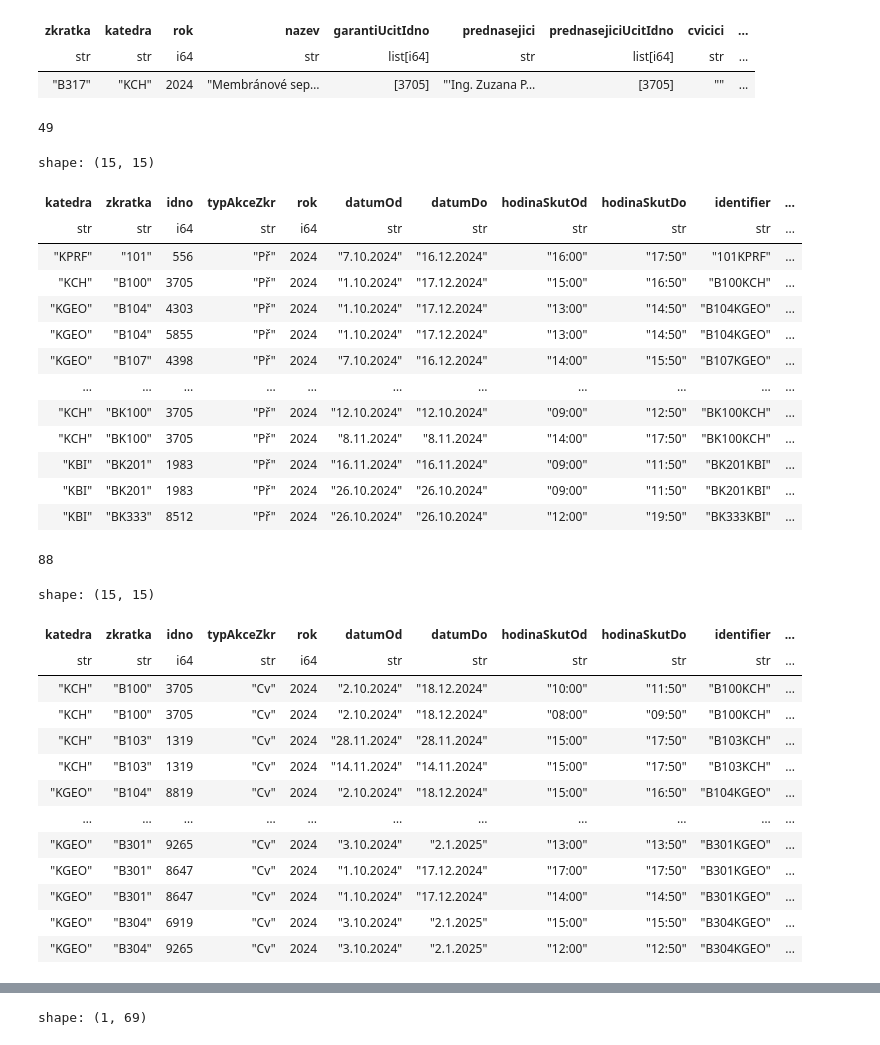
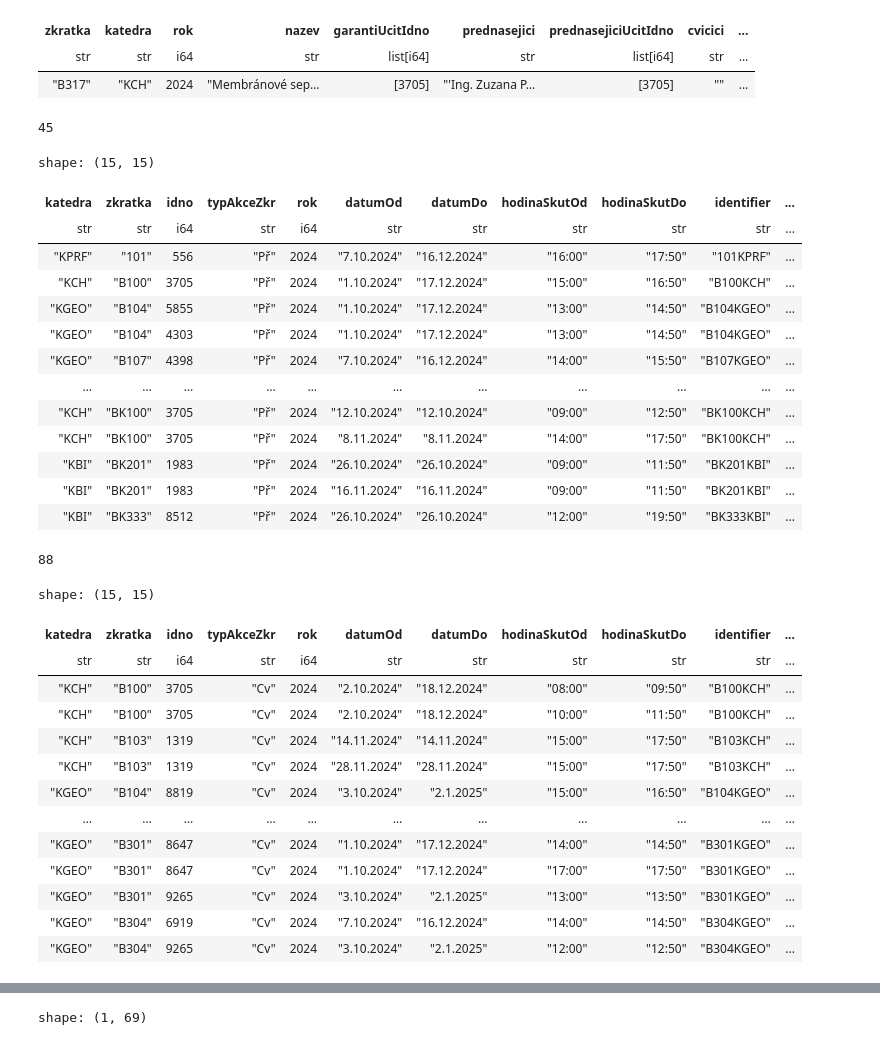
Before and after one commit to MFVS/kontrola-rozvrhu-extended, a Jupyter notebook: stag_bombator1.1.b1.ipynb, the cells around one changed output, grey strips where cells are left out. Saved outputs shown, nothing was run; the diff lists cells and outputs as text; code cells hidden in the pictures.

```diff
--- a/stag_bombator1.1.b1.ipynb
+++ b/stag_bombator1.1.b1.ipynb
@@ -91,7 +92,7 @@ import xlsx_generator as tablegen
 names = tablegen.pull_data(
     search_type="Fakulta",
     search_target="PRF",
-    ticket_over="56ac36a08e6d8d1fd3aa7579b23064c3402f963e3b7d3fd1fb2a03197a555050",
+    ticket_over="0e15b29a9645418d3f5e81442c4139bbb9dfe28fb8e64b2206b9dab3e758ccea",
 )
 print(names.keys())
 
@@ -248,7 +250,8 @@ if predmety_s_akci.dtypes[predmety_s_akci.get_column_index("garantiUcitIdno")] =
             ["garantiUcitIdno", "garanti","katedra", "zkratka", "identifier", "pocet garantu"]
         ).filter(pl.col("pocet garantu") > 1)
     #vice_garantu.write_excel("results_xlsx/vice_garantu.xlsx")
-    prep_csv(vice_garantu).write_csv("results_csv/vice_garantu"+name_mod+".csv")
+    prep_csv(vice_garantu).write_csv("results_csv/vice_garantu"+name_mod+".csv", separator=";")
+    uac.convert("results_csv/vice_garantu"+name_mod+".csv")
     vice_garantu.head(10)
     bez_problemu = bez_problemu.join(vice_garantu,"identifier" ,"anti")
 # %% [output]
@@ -519,7 +528,8 @@ prednasky_bez_prednasejicich = joined_prednasky.filter(pl.col("idno").is_in(pred
 
 prednasky_bez_prednasejicich = prednasky_bez_prednasejicich.join(ciselnik_ucitelu, "idno", "left").with_columns(prednasejici.cast(pl.List(pl.Utf8)).list.join(", ")).sort("zkratka")
 
-prednasky_bez_prednasejicich.write_csv("results_csv/prednasky_bez_prednasejicich"+name_mod+".csv")
+prednasky_bez_prednasejicich.write_csv("results_csv/prednasky_bez_prednasejicich"+name_mod+".csv", separator=";")
+uac.convert("results_csv/prednasky_bez_prednasejicich"+name_mod+".csv")
 prednasky_bez_prednasejicich.write_excel("results_xlsx/prednasky_bez_prednasejicich.xlsx")
 
 bez_problemu = bez_problemu.join(prednasky_bez_prednasejicich,"identifier" ,"anti")
@@ -527,20 +537,20 @@ bez_problemu = bez_problemu.join(prednasky_bez_prednasejicich,"identifier" ,"ant
 print(prednasky_bez_prednasejicich.__len__())
 prednasky_bez_prednasejicich.head(15)
 # %% [output]
-49
+45
 shape: (15, 15)
 | katedra | zkratka | idno | typAkceZkr | rok | datumOd | datumDo | hodinaSkutOd | hodinaSkutDo | identifier | ... |
 | str | str | i64 | str | i64 | str | str | str | str | str | ... |
 | "KPRF" | "101" | 556 | "Př" | 2024 | "7.10.2024" | "16.12.2024" | "16:00" | "17:50" | "101KPRF" | ... |
 | "KCH" | "B100" | 3705 | "Př" | 2024 | "1.10.2024" | "17.12.2024" | "15:00" | "16:50" | "B100KCH" | ... |
+| "KGEO" | "B104" | 5855 | "Př" | 2024 | "1.10.2024" | "17.12.2024" | "13:00" | "14:50" | "B104KGEO" | ... |
 | "KGEO" | "B104" | 4303 | "Př" | 2024 | "1.10.2024" | "17.12.2024" | "13:00" | "14:50" | "B104KGEO" | ... |
-| "KGEO" | "B104" | 5855 | "Př" | 2024 | "1.10.2024" | "17.12.2024" | "13:00" | "14:50" | "B104KGEO" | ... |
 | "KGEO" | "B107" | 4398 | "Př" | 2024 | "7.10.2024" | "16.12.2024" | "14:00" | "15:50" | "B107KGEO" | ... |
 | … | … | … | … | … | … | … | … | … | … | ... |
 | "KCH" | "BK100" | 3705 | "Př" | 2024 | "12.10.2024" | "12.10.2024" | "09:00" | "12:50" | "BK100KCH" | ... |
 | "KCH" | "BK100" | 3705 | "Př" | 2024 | "8.11.2024" | "8.11.2024" | "14:00" | "17:50" | "BK100KCH" | ... |
+| "KBI" | "BK201" | 1983 | "Př" | 2024 | "26.10.2024" | "26.10.2024" | "09:00" | "11:50" | "BK201KBI" | ... |
 | "KBI" | "BK201" | 1983 | "Př" | 2024 | "16.11.2024" | "16.11.2024" | "09:00" | "11:50" | "BK201KBI" | ... |
-| "KBI" | "BK201" | 1983 | "Př" | 2024 | "26.10.2024" | "26.10.2024" | "09:00" | "11:50" | "BK201KBI" | ... |
 | "KBI" | "BK333" | 8512 | "Př" | 2024 | "26.10.2024" | "26.10.2024" | "12:00" | "19:50" | "BK333KBI" | ... |
 # %%
 # cvičící nemá cvičení:
@@ -561,34 +572,35 @@ bez_problemu = bez_problemu.join(cvicici_bez_cviceni,"identifier" ,"anti")
 # %%
 #WEIRD STUFF: KGEO/0165 má napsaná cvičení (jak v rozvrhu tak předmětu) ale nemá napsanýho žádnýho učitele (fakt ani garanta, ani jednoho přednášejícího/cvičícího/etc.), tf?
 
 male_cviceni = maly_rozvrh.filter(pl.col("typAkceZkr") == "Cv")
 joined_cviceni = male_cviceni.join(male_predmety.select("zkratka", "katedra", "nazev", "cvicici", "cviciciUcitIdno"), "zkratka", "left").unique()
 cviceni_bez_cvicich = joined_cviceni.filter(pl.col("idno").is_in(cvicici).not_() & ((pl.col("katedra") == pl.col("katedra_right")) | pl.col("katedra_right").is_null()))
 
 cviceni_bez_cvicich = cviceni_bez_cvicich.join(ciselnik_ucitelu, "idno", "left").with_columns(cvicici.cast(pl.List(pl.Utf8)).list.join(", ")).sort("zkratka")
 
-cviceni_bez_cvicich.write_csv("results_csv/cviceni_bez_cvicich"+name_mod+".csv")
+cviceni_bez_cvicich.write_csv("results_csv/cviceni_bez_cvicich"+name_mod+".csv", separator=";")
+uac.convert("results_csv/cviceni_bez_cvicich"+name_mod+".csv")
 cviceni_bez_cvicich.write_excel("results_xlsx/cviceni_bez_cvicich.xlsx")
 
 bez_problemu = bez_problemu.join(cviceni_bez_cvicich,"identifier" ,"anti")
 
 print(cviceni_bez_cvicich.__len__())
 cviceni_bez_cvicich.head(15)
 # %% [output]
 88
 shape: (15, 15)
 | katedra | zkratka | idno | typAkceZkr | rok | datumOd | datumDo | hodinaSkutOd | hodinaSkutDo | identifier | ... |
 | str | str | i64 | str | i64 | str | str | str | str | str | ... |
+| "KCH" | "B100" | 3705 | "Cv" | 2024 | "2.10.2024" | "18.12.2024" | "08:00" | "09:50" | "B100KCH" | ... |
 | "KCH" | "B100" | 3705 | "Cv" | 2024 | "2.10.2024" | "18.12.2024" | "10:00" | "11:50" | "B100KCH" | ... |
-| "KCH" | "B100" | 3705 | "Cv" | 2024 | "2.10.2024" | "18.12.2024" | "08:00" | "09:50" | "B100KCH" | ... |
+| "KCH" | "B103" | 1319 | "Cv" | 2024 | "14.11.2024" | "14.11.2024" | "15:00" | "17:50" | "B103KCH" | ... |
 | "KCH" | "B103" | 1319 | "Cv" | 2024 | "28.11.2024" | "28.11.2024" | "15:00" | "17:50" | "B103KCH" | ... |
-| "KCH" | "B103" | 1319 | "Cv" | 2024 | "14.11.2024" | "14.11.2024" | "15:00" | "17:50" | "B103KCH" | ... |
-| "KGEO" | "B104" | 8819 | "Cv" | 2024 | "2.10.2024" | "18.12.2024" | "15:00" | "16:50" | "B104KGEO" | ... |
+| "KGEO" | "B104" | 8819 | "Cv" | 2024 | "3.10.2024" | "2.1.2025" | "15:00" | "16:50" | "B104KGEO" | ... |
 | … | … | … | … | … | … | … | … | … | … | ... |
+| "KGEO" | "B301" | 8647 | "Cv" | 2024 | "1.10.2024" | "17.12.2024" | "14:00" | "14:50" | "B301KGEO" | ... |
+| "KGEO" | "B301" | 8647 | "Cv" | 2024 | "1.10.2024" | "17.12.2024" | "17:00" | "17:50" | "B301KGEO" | ... |
 | "KGEO" | "B301" | 9265 | "Cv" | 2024 | "3.10.2024" | "2.1.2025" | "13:00" | "13:50" | "B301KGEO" | ... |
-| "KGEO" | "B301" | 8647 | "Cv" | 2024 | "1.10.2024" | "17.12.2024" | "17:00" | "17:50" | "B301KGEO" | ... |
-| "KGEO" | "B301" | 8647 | "Cv" | 2024 | "1.10.2024" | "17.12.2024" | "14:00" | "14:50" | "B301KGEO" | ... |
-| "KGEO" | "B304" | 6919 | "Cv" | 2024 | "3.10.2024" | "2.1.2025" | "15:00" | "15:50" | "B304KGEO" | ... |
+| "KGEO" | "B304" | 6919 | "Cv" | 2024 | "7.10.2024" | "16.12.2024" | "14:00" | "14:50" | "B304KGEO" | ... |
 | "KGEO" | "B304" | 9265 | "Cv" | 2024 | "3.10.2024" | "2.1.2025" | "12:00" | "12:50" | "B304KGEO" | ... |
 # %%
 # seminařicí nemá seminář:
```
Also changed, not shown: parts of 18 cells of this notebook, 28 other files.
